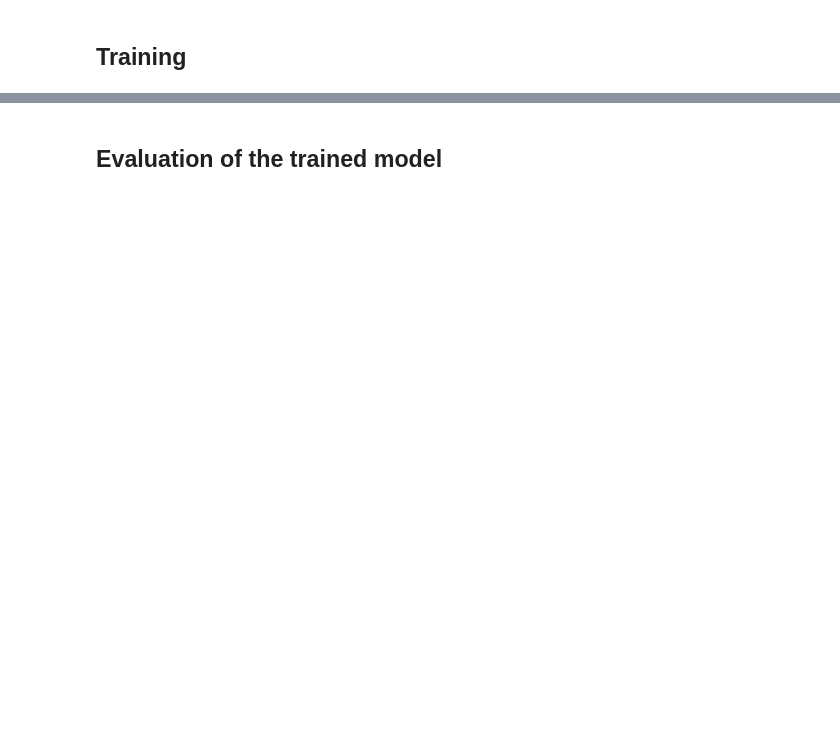
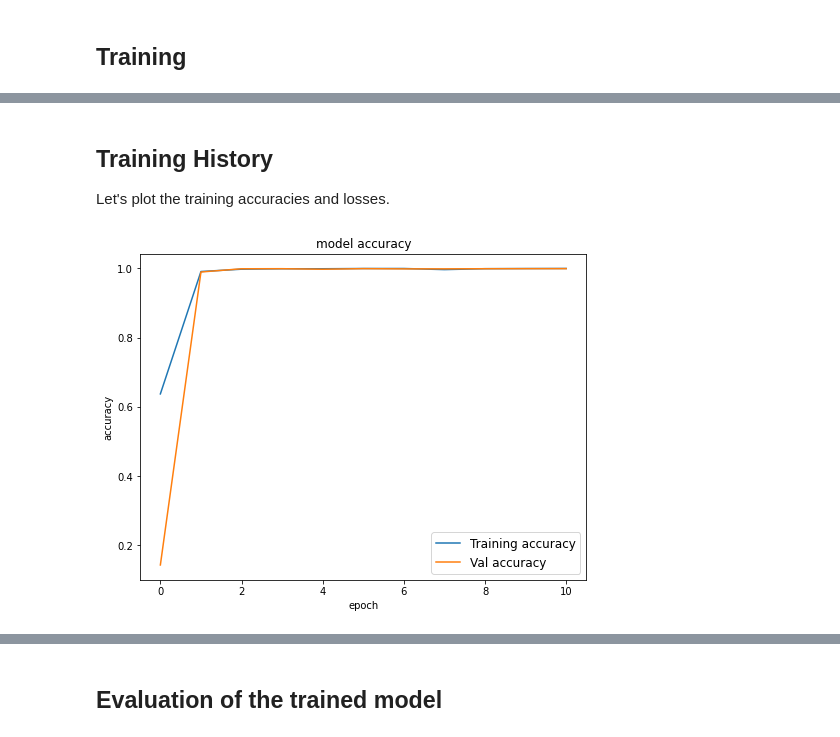
Before and after one commit to malloyca/steelpan-pitch-private, a Jupyter notebook: onset-pitch/steelpan_onset.ipynb, the cells around one changed output, grey strips where cells are left out. Drawn from its saved outputs; the diff is of its cells as text; code cells hidden in the pictures; blank space fills up the shorter version.

```diff
--- a/onset-pitch/steelpan_onset.ipynb
+++ b/onset-pitch/steelpan_onset.ipynb
@@ -853,7 +866,7 @@ evaluation_df.tail()
 ## CRéPE Evaluation
 # %%
 # use this to enable/disable crepe evaluation
-evaluate_crepe = False
+evaluate_crepe = True
 
 dataset_name = 'SASSE_16/validation'
 dataset_path = '/content/SASSE_16/validation'
@@ -862,7 +875,7 @@ frame_size = 1024 # this must be 1024 for crepe
 step_size = 10
 hop_size = int(samplerate * step_size / 1000)
 model_capacity = 'full' # other options: 'large' 'medium' 'small' 'tiny'
-attack_length = 0.02 # 20 ms
+attack_length = 0.05 # seconds
 # %%
 def get_crepe_estimation(sample_path, samplerate, target, frame_size, hop_size,
                          attack_length=0.05, model_capacity='full', viterbi=False,
@@ -1282,7 +1308,7 @@ def load_audio_batch(dir, samplerate=16000, threshold_db=-60, frame_size=1024,
 samplerate = 16000
 model_size = 'full'
 frame_size = 1024
-step_size = 10
+train_step_size = 4
 compensate = False
 # %%
 # set up model
@@ -1314,17 +1340,24 @@ _________________________________________________________________
 if samplerate == 16000:
   x_train, y_train = load_audio_batch(
       '/content/SASSE_16/train', samplerate=samplerate, frame_size=frame_size,
-      step_size=step_size, blur=True)
+      step_size=train_step_size, blur=True)
   x_val, y_val = load_audio_batch(
       '/content/SASSE_16/validation', samplerate=samplerate,
-      frame_size=frame_size, step_size=step_size, blur=False)
+      frame_size=frame_size, step_size=train_step_size, blur=False)
+
+  train_dataset = 'SASSE_16/train'
+  model_samplerate = 16000
+
 elif samplerate == 48000:
   x_train, y_train = load_audio_batch(
       '/content/SASSE_48/train', samplerate=samplerate, frame_size=frame_size,
-      step_size=step_size, blur=True)
+      step_size=train_step_size, blur=True)
   x_val, y_val = load_audio_batch(
       '/content/SASSE_48/validation', samplerate=samplerate,
-      frame_size=frame_size, step_size=step_size, blur=False)
+      frame_size=frame_size, step_size=train_step_size, blur=False)
+
+  train_dataset = 'SASSE_48/train'
+  model_samplerate = 48000
 # %%
 print(f"Training sets' shapes: {x_train.shape}, {y_train.shape}")
 print(f"Validation sets' shapes: {x_val.shape}, {y_val.shape}")
@@ -1336,7 +1369,12 @@ Validation sets' shapes: (13400, 1024), (13400, 360)
 # %%
 batch_size = 128
 # %%
-early_stopping = tf.keras.callbacks.EarlyStopping(monitor='val_Accuracy', patience=5, mode='max')
+early_stopping = tf.keras.callbacks.EarlyStopping(
+    monitor='val_loss',
+    patience=5,
+    mode='min'
+)
+
 checkpoints = tf.keras.callbacks.ModelCheckpoint(
     filepath='steelpan_onset_checkpoint.hdf5',
     monitor='val_Accuracy',
@@ -1373,0 +1414,15 @@ model.save_weights(f'steelpan_onset_size-{model_size}_samplerate-{samplerate}_fr
+# %% [markdown]
+## Training History
+
+Let's plot the training accuracies and losses.
+# %%
+plt.figure(figsize=(8,6))
+plt.plot(history.history['Accuracy'], label='Training accuracy')
+plt.plot(history.history['val_Accuracy'], label='Val accuracy')
+plt.title('model accuracy')
+plt.ylabel('accuracy')
+plt.xlabel('epoch')
+plt.legend(fontsize=12)
+plt.show()
+# %% [output]
+[figure, added]
```
Also changed, not shown: parts of 62 cells of this notebook.
